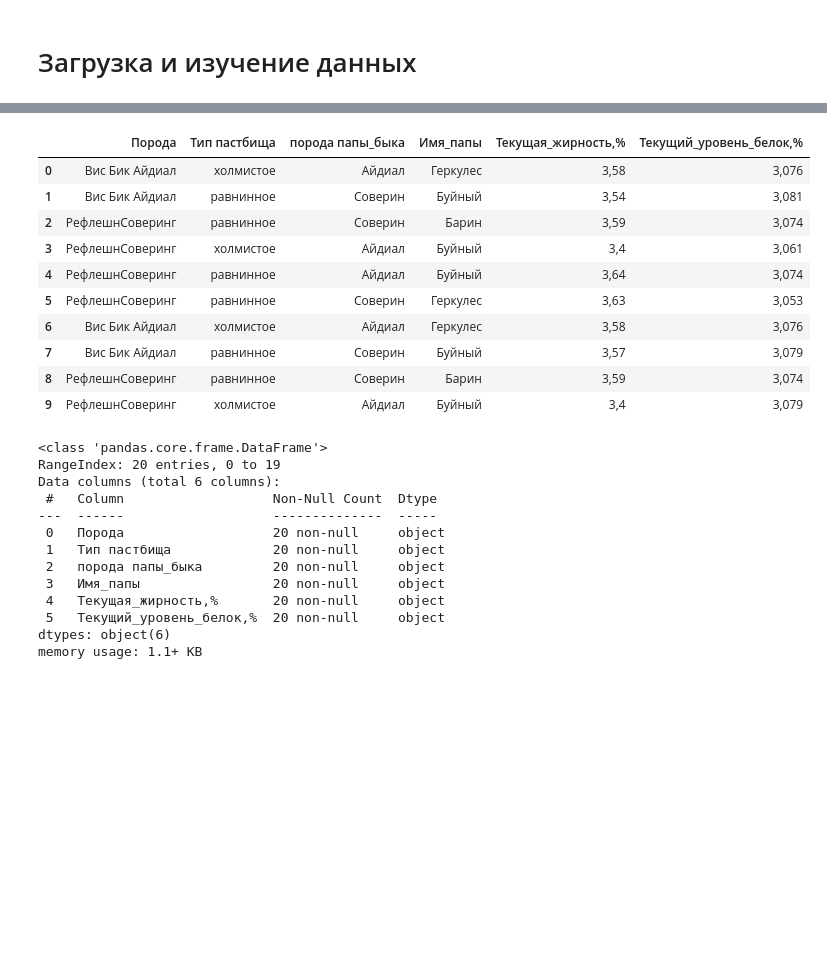
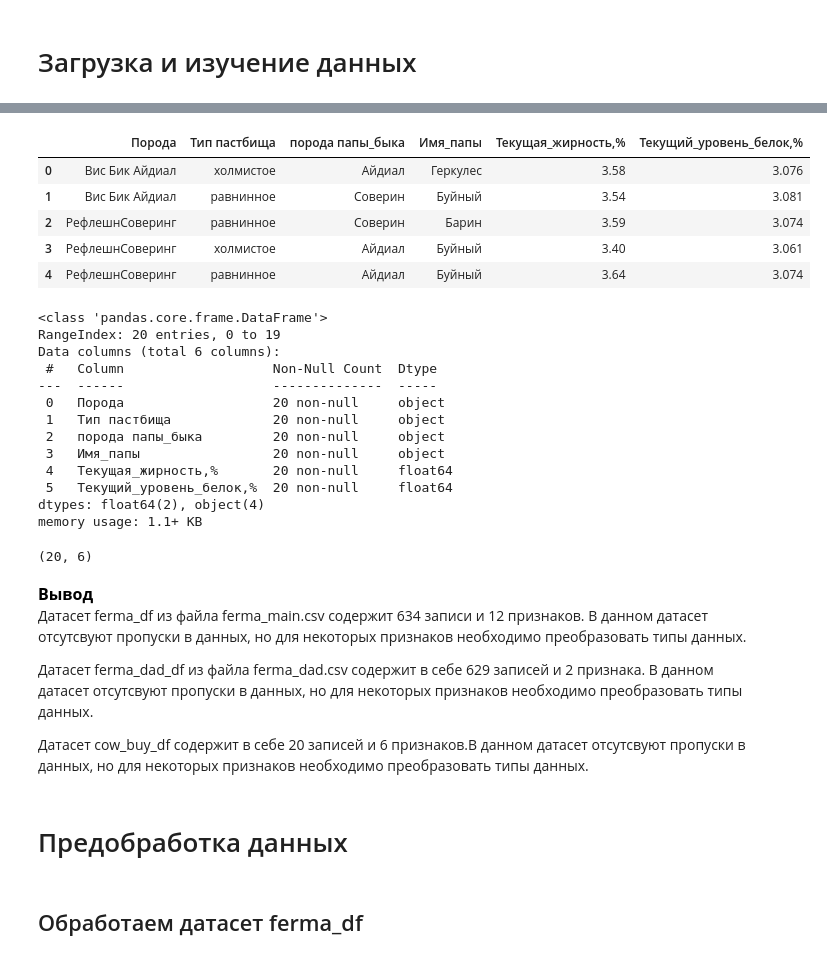
Before and after one commit to ivangolt/yandex_practicum-ds, a Jupyter notebook: 08.Ferma_project/09.Ferma_project.ipynb, the cells around one changed output, grey strips where cells are left out. Saved outputs shown, nothing was run; the diff lists cells and outputs as text; code cells hidden in the pictures; blank space fills up the shorter version.

Commit message:
08.Ferma_project EDA and Cor analysis perfomed

```diff
--- a/08.Ferma_project/09.Ferma_project.ipynb
+++ b/08.Ferma_project/09.Ferma_project.ipynb
@@ -79,7 +113,7 @@ except:
 try:
     cow_buy_df = pd.read_csv('/datasets/cow_buy.csv',sep=';')
 except:
-    cow_buy_df = pd.read_csv('https://code.s3.yandex.net/datasets/cow_buy.csv',sep=';')
+    cow_buy_df = pd.read_csv('https://code.s3.yandex.net/datasets/cow_buy.csv',sep=',')
 # %%
 ferma_df.head(10)
 # %% [output]
@@ -149,17 +193,12 @@ memory usage: 10.0+ KB
 # %%
-cow_buy_df.head(10)
+cow_buy_df.head()
 # %% [output]
 |  | Порода | Тип пастбища | порода папы_быка | Имя_папы | Текущая_жирность,% | Текущий_уровень_белок,% |
-| 0 | Вис Бик Айдиал | холмистое | Айдиал | Геркулес | 3,58 | 3,076 |
-| 1 | Вис Бик Айдиал | равнинное | Соверин | Буйный | 3,54 | 3,081 |
-| 2 | РефлешнСоверинг | равнинное | Соверин | Барин | 3,59 | 3,074 |
-| 3 | РефлешнСоверинг | холмистое | Айдиал | Буйный | 3,4 | 3,061 |
-| 4 | РефлешнСоверинг | равнинное | Айдиал | Буйный | 3,64 | 3,074 |
-| 5 | РефлешнСоверинг | равнинное | Соверин | Геркулес | 3,63 | 3,053 |
-| 6 | Вис Бик Айдиал | холмистое | Айдиал | Геркулес | 3,58 | 3,076 |
-| 7 | Вис Бик Айдиал | равнинное | Соверин | Буйный | 3,57 | 3,079 |
-| 8 | РефлешнСоверинг | равнинное | Соверин | Барин | 3,59 | 3,074 |
-| 9 | РефлешнСоверинг | холмистое | Айдиал | Буйный | 3,4 | 3,079 |
+| 0 | Вис Бик Айдиал | холмистое | Айдиал | Геркулес | 3.58 | 3.076 |
+| 1 | Вис Бик Айдиал | равнинное | Соверин | Буйный | 3.54 | 3.081 |
+| 2 | РефлешнСоверинг | равнинное | Соверин | Барин | 3.59 | 3.074 |
+| 3 | РефлешнСоверинг | холмистое | Айдиал | Буйный | 3.40 | 3.061 |
+| 4 | РефлешнСоверинг | равнинное | Айдиал | Буйный | 3.64 | 3.074 |
 # %%
 cow_buy_df.info()
 # %% [output]
@@ -172,7 +211,25 @@ Data columns (total 6 columns):
  1   Тип пастбища             20 non-null     object
  2   порода папы_быка         20 non-null     object
  3   Имя_папы                 20 non-null     object
- 4   Текущая_жирность,%       20 non-null     object
- 5   Текущий_уровень_белок,%  20 non-null     object
-dtypes: object(6)
+ 4   Текущая_жирность,%       20 non-null     float64
+ 5   Текущий_уровень_белок,%  20 non-null     float64
+dtypes: float64(2), object(4)
 memory usage: 1.1+ KB
+# %%
+cow_buy_df.shape
+# %% [output]
+(20, 6)
+# %% [markdown]
+<span style="color:black;font-weight:700;font-size:16px">
+             Вывод
+</span>
+
+Датасет ferma_df из файла ferma_main.csv содержит 634 записи и 12 признаков. В данном датасет отсутсвуют пропуски в данных, но для некоторых признаков необходимо преобразовать типы данных.
+
+Датасет ferma_dad_df из файла ferma_dad.csv содержит в себе 629 записей и 2 признака. В данном датасет отсутсвуют пропуски в данных, но для некоторых признаков необходимо преобразовать типы данных.
+
+Датасет cow_buy_df содержит в себе 20 записей и 6 признаков.В данном датасет отсутсвуют пропуски в данных, но для некоторых признаков необходимо преобразовать типы данных.
+# %% [markdown]
+# Предобработка данных
+# %% [markdown]
+## Обработаем датасет ferma_df
```
Also changed, not shown: parts of 104 cells of this notebook.
